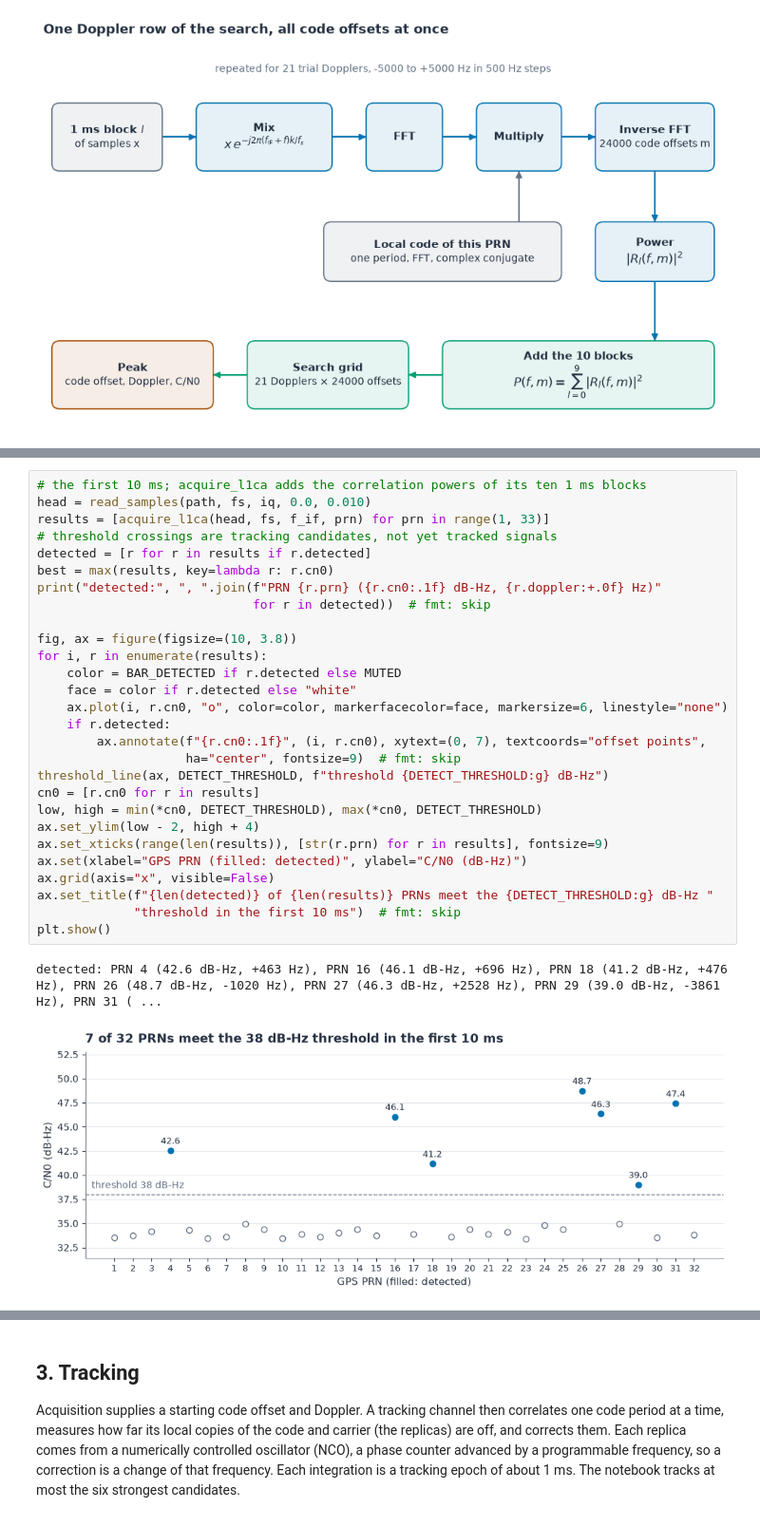
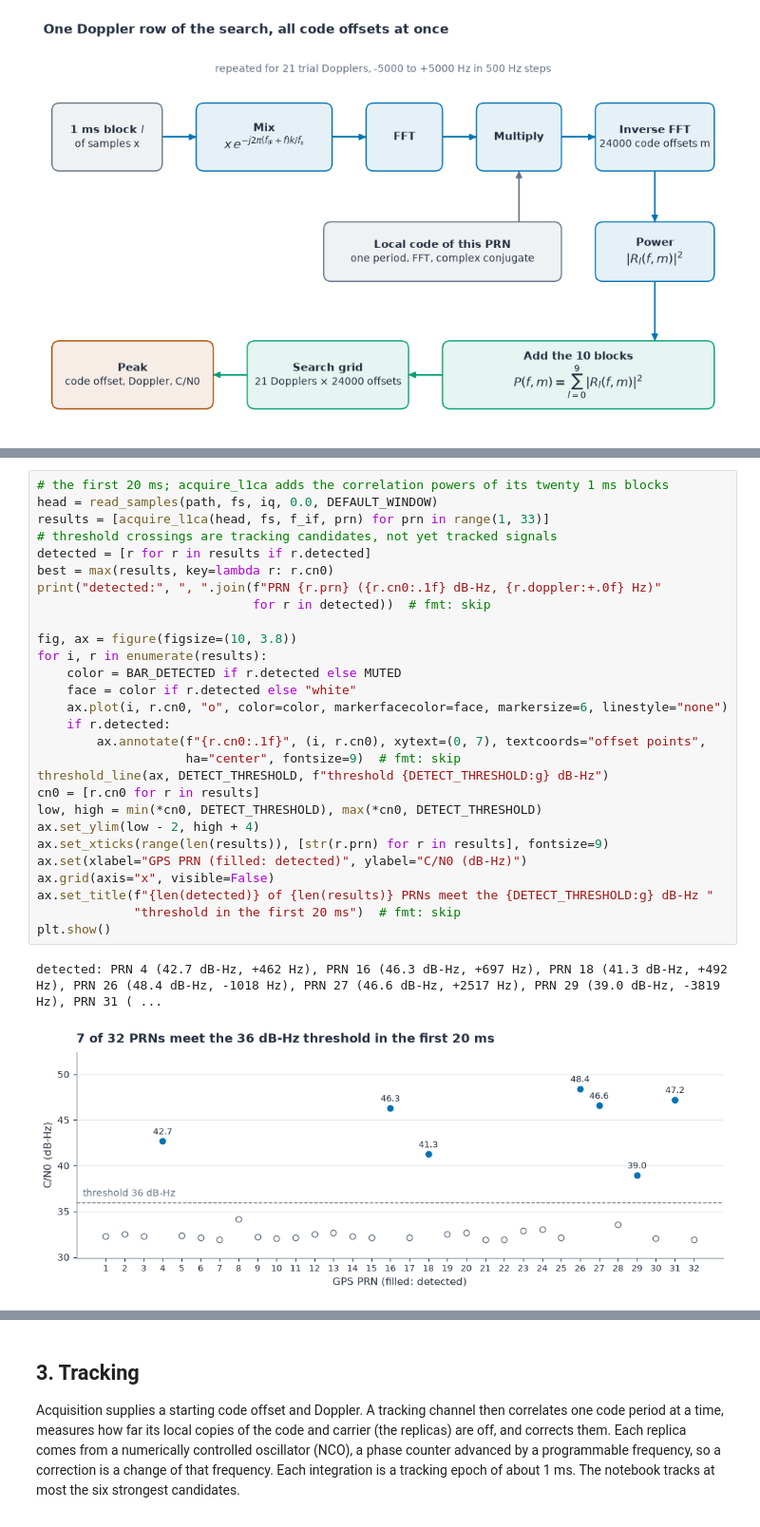
Before and after one commit to aklofas/purple-gnss, a Jupyter notebook: pyrx/notebooks/01-signal-chain.ipynb, the cells around one changed output, grey strips where cells are left out. Shown at 95% size. Saved outputs shown, nothing was run; the diff lists cells and outputs as text.

Commit message:
Describe re-acquisition and the 20 ms window in the README and notebook 01

```diff
--- a/pyrx/notebooks/01-signal-chain.ipynb
+++ b/pyrx/notebooks/01-signal-chain.ipynb
@@ -347,36 +347,36 @@ recording seven PRNs pass. The next stage tracks the six strongest, so PRN 29, a
 
 Read more: [Finding a satellite](https://github.com/aklofas/purple-gnss/blob/master/docs/fundamentals/04-acquisition.md).
 # %%
-# the first 10 ms; acquire_l1ca adds the correlation powers of its ten 1 ms blocks
-head = read_samples(path, fs, iq, 0.0, 0.010)
+# the first 20 ms; acquire_l1ca adds the correlation powers of its twenty 1 ms blocks
+head = read_samples(path, fs, iq, 0.0, DEFAULT_WINDOW)
 results = [acquire_l1ca(head, fs, f_if, prn) for prn in range(1, 33)]
 # threshold crossings are tracking candidates, not yet tracked signals
 detected = [r for r in results if r.detected]
 best = max(results, key=lambda r: r.cn0)
 print("detected:", ", ".join(f"PRN {r.prn} ({r.cn0:.1f} dB-Hz, {r.doppler:+.0f} Hz)"
                              for r in detected))  # fmt: skip
 
 fig, ax = figure(figsize=(10, 3.8))
 for i, r in enumerate(results):
     color = BAR_DETECTED if r.detected else MUTED
     face = color if r.detected else "white"
     ax.plot(i, r.cn0, "o", color=color, markerfacecolor=face, markersize=6, linestyle="none")
     if r.detected:
         ax.annotate(f"{r.cn0:.1f}", (i, r.cn0), xytext=(0, 7), textcoords="offset points",
                     ha="center", fontsize=9)  # fmt: skip
 threshold_line(ax, DETECT_THRESHOLD, f"threshold {DETECT_THRESHOLD:g} dB-Hz")
 cn0 = [r.cn0 for r in results]
 low, high = min(*cn0, DETECT_THRESHOLD), max(*cn0, DETECT_THRESHOLD)
 ax.set_ylim(low - 2, high + 4)
 ax.set_xticks(range(len(results)), [str(r.prn) for r in results], fontsize=9)
 ax.set(xlabel="GPS PRN (filled: detected)", ylabel="C/N0 (dB-Hz)")
 ax.grid(axis="x", visible=False)
 ax.set_title(f"{len(detected)} of {len(results)} PRNs meet the {DETECT_THRESHOLD:g} dB-Hz "
-             "threshold in the first 10 ms")  # fmt: skip
+             "threshold in the first 20 ms")  # fmt: skip
 plt.show()
 # %% [output]
-detected: PRN 4 (42.6 dB-Hz, +463 Hz), PRN 16 (46.1 dB-Hz, +696 Hz), PRN 18 (41.2 dB-Hz, +476 Hz), PRN 26 (48.7 dB-Hz, -1020 Hz), PRN 27 (46.3 dB-Hz, +2528 Hz), PRN 29 (39.0 dB-Hz, -3861 Hz), PRN 31 ( ...
+detected: PRN 4 (42.7 dB-Hz, +462 Hz), PRN 16 (46.3 dB-Hz, +697 Hz), PRN 18 (41.3 dB-Hz, +492 Hz), PRN 26 (48.4 dB-Hz, -1018 Hz), PRN 27 (46.6 dB-Hz, +2517 Hz), PRN 29 (39.0 dB-Hz, -3819 Hz), PRN 31 ( ...
-[figure, old version]
+[figure, new version]
 # %% [markdown]
 ### Reading the acquisition search
 
```
Also changed, not shown: parts of 10 cells of this notebook, 1 other file.
